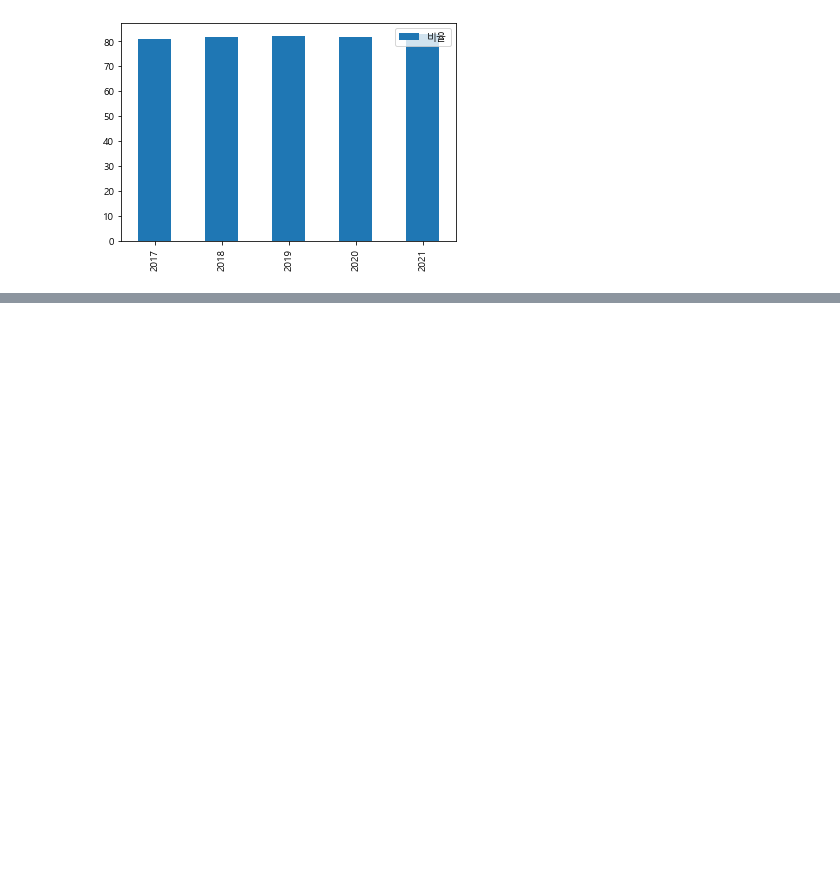
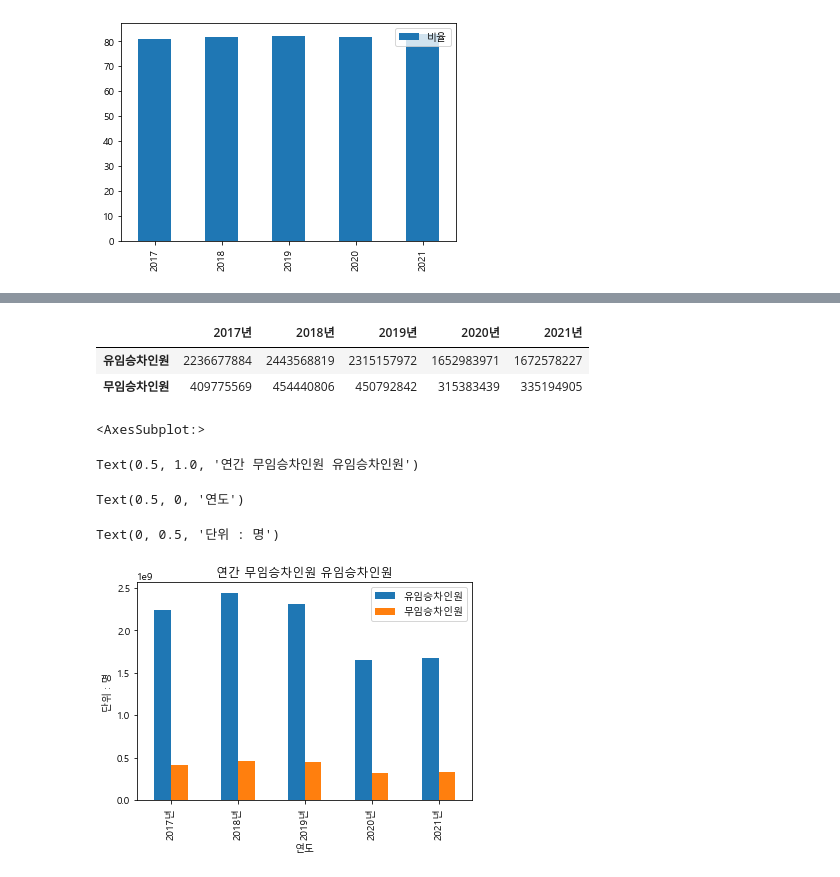
Before and after one commit to limjs1024/semi-project, a Jupyter notebook: teamprject.ipynb, the cells around one changed output, grey strips where cells are left out. Drawn from its saved outputs; the diff is of its cells as text; code cells hidden in the pictures; blank space fills up the shorter version.

```diff
--- a/teamprject.ipynb
+++ b/teamprject.ipynb
@@ -598,0 +823,9 @@ seoul_old6.plot.bar()
+# %%
+year_20201=year4.T
+year_20201
+year_20201['2020년']=year_20201.sum(axis=1)
+year_20201
+year_20202=pd.DataFrame(year_20201['2020년'])
+year_20202
+year_20203=year_20202.drop('사용월')
+year_20203
@@ -598,0 +850,5 @@ seoul_old6.plot.bar()
+# %%
+mask5 = (seoul_year2.사용월>202100)
+year5 = seoul_year2[mask5]
+year.reset_index(inplace=True, drop=True)
+year5
@@ -598,0 +869,9 @@ seoul_old6.plot.bar()
+# %%
+year_20211=year5.T
+year_20211
+year_20211['2021년']=year_20211.sum(axis=1)
+year_20211
+year_20212=pd.DataFrame(year_20211['2021년'])
+year_20212
+year_20213=year_20212.drop('사용월')
+year_20213
@@ -598,0 +896,18 @@ seoul_old6.plot.bar()
+# %%
+seoul_year3=pd.concat([year_20173,year_20183,year_20193,year_20203,year_20213],axis=1)
+seoul_year3
+# %% [output]
+|  | 2017년 | 2018년 | 2019년 | 2020년 | 2021년 |
+| 유임승차인원 | 2236677884 | 2443568819 | 2315157972 | 1652983971 | 1672578227 |
+| 무임승차인원 | 409775569 | 454440806 | 450792842 | 315383439 | 335194905 |
+# %%
+seoul_year3.T.plot.bar()
+plt.title('연간 무임승차인원 유임승차인원')
+plt.xlabel('연도')
+plt.ylabel('단위 : 명')
+# %% [output]
+<AxesSubplot:>
+Text(0.5, 1.0, '연간 무임승차인원 유임승차인원')
+Text(0.5, 0, '연도')
+Text(0, 0.5, '단위 : 명')
+[figure, added]
```
Also changed, not shown: parts of 60 cells of this notebook.
